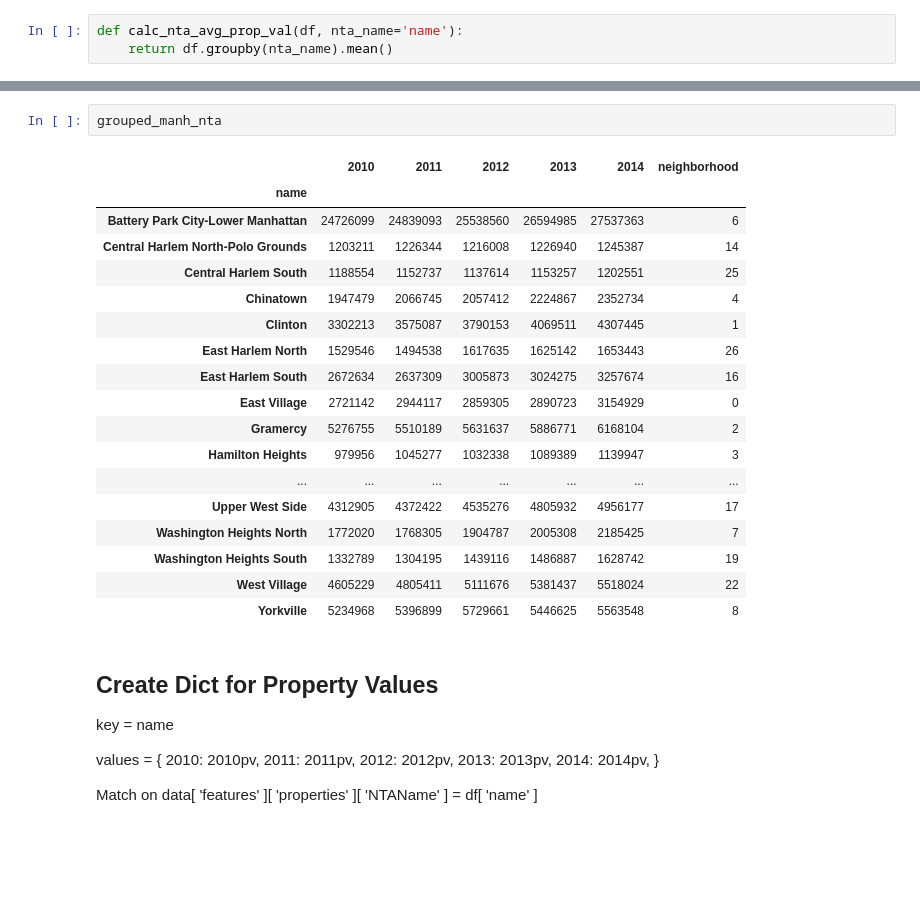
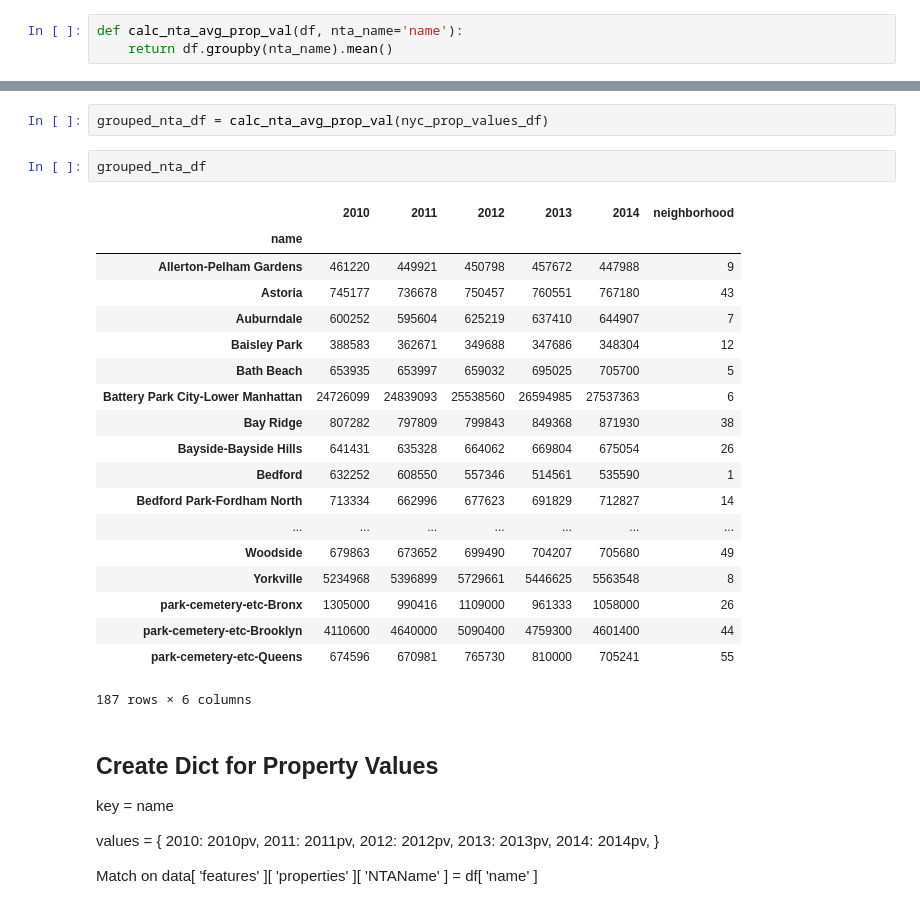
Before and after one commit to JessicaFreaner/Gentrification, a Jupyter notebook: NYC_property_values.ipynb, the cells around one changed output, grey strips where cells are left out. Cells and saved outputs as stored; diff of their text form; blank space fills up the shorter version.

```diff
--- a/NYC_property_values.ipynb
+++ b/NYC_property_values.ipynb
@@ -224,24 +226,27 @@ boro_prop_val_by_nta_list = [grouped_manh_nta, grouped_bk_nta, grouped_qu_nta, g
-# %%
-grouped_manh_nta
-# %% [output]
-|  | 2010 | 2011 | 2012 | 2013 | 2014 | neighborhood |
-| name |  |  |  |  |  |  |
-| Battery Park City-Lower Manhattan | 24726099 | 24839093 | 25538560 | 26594985 | 27537363 | 6 |
-| Central Harlem North-Polo Grounds | 1203211 | 1226344 | 1216008 | 1226940 | 1245387 | 14 |
-| Central Harlem South | 1188554 | 1152737 | 1137614 | 1153257 | 1202551 | 25 |
-| Chinatown | 1947479 | 2066745 | 2057412 | 2224867 | 2352734 | 4 |
-| Clinton | 3302213 | 3575087 | 3790153 | 4069511 | 4307445 | 1 |
-| East Harlem North | 1529546 | 1494538 | 1617635 | 1625142 | 1653443 | 26 |
-| East Harlem South | 2672634 | 2637309 | 3005873 | 3024275 | 3257674 | 16 |
-| East Village | 2721142 | 2944117 | 2859305 | 2890723 | 3154929 | 0 |
-| Gramercy | 5276755 | 5510189 | 5631637 | 5886771 | 6168104 | 2 |
-| Hamilton Heights | 979956 | 1045277 | 1032338 | 1089389 | 1139947 | 3 |
-| ... | ... | ... | ... | ... | ... | ... |
-| Upper West Side | 4312905 | 4372422 | 4535276 | 4805932 | 4956177 | 17 |
-| Washington Heights North | 1772020 | 1768305 | 1904787 | 2005308 | 2185425 | 7 |
-| Washington Heights South | 1332789 | 1304195 | 1439116 | 1486887 | 1628742 | 19 |
-| West Village | 4605229 | 4805411 | 5111676 | 5381437 | 5518024 | 22 |
-| Yorkville | 5234968 | 5396899 | 5729661 | 5446625 | 5563548 | 8 |
+# %%
+grouped_nta_df = calc_nta_avg_prop_val(nyc_prop_values_df)
+# %%
+grouped_nta_df
+# %% [output]
+|  | 2010 | 2011 | 2012 | 2013 | 2014 | neighborhood |
+| name |  |  |  |  |  |  |
+| Allerton-Pelham Gardens | 461220 | 449921 | 450798 | 457672 | 447988 | 9 |
+| Astoria | 745177 | 736678 | 750457 | 760551 | 767180 | 43 |
+| Auburndale | 600252 | 595604 | 625219 | 637410 | 644907 | 7 |
+| Baisley Park | 388583 | 362671 | 349688 | 347686 | 348304 | 12 |
+| Bath Beach | 653935 | 653997 | 659032 | 695025 | 705700 | 5 |
+| Battery Park City-Lower Manhattan | 24726099 | 24839093 | 25538560 | 26594985 | 27537363 | 6 |
+| Bay Ridge | 807282 | 797809 | 799843 | 849368 | 871930 | 38 |
+| Bayside-Bayside Hills | 641431 | 635328 | 664062 | 669804 | 675054 | 26 |
+| Bedford | 632252 | 608550 | 557346 | 514561 | 535590 | 1 |
+| Bedford Park-Fordham North | 713334 | 662996 | 677623 | 691829 | 712827 | 14 |
+| ... | ... | ... | ... | ... | ... | ... |
+| Woodside | 679863 | 673652 | 699490 | 704207 | 705680 | 49 |
+| Yorkville | 5234968 | 5396899 | 5729661 | 5446625 | 5563548 | 8 |
+| park-cemetery-etc-Bronx | 1305000 | 990416 | 1109000 | 961333 | 1058000 | 26 |
+| park-cemetery-etc-Brooklyn | 4110600 | 4640000 | 5090400 | 4759300 | 4601400 | 44 |
+| park-cemetery-etc-Queens | 674596 | 670981 | 765730 | 810000 | 705241 | 55 |
+187 rows × 6 columns
 # %% [markdown]
 ## Create Dict for Property Values
 key = name
```
Also changed, not shown: parts of 26 cells of this notebook.
